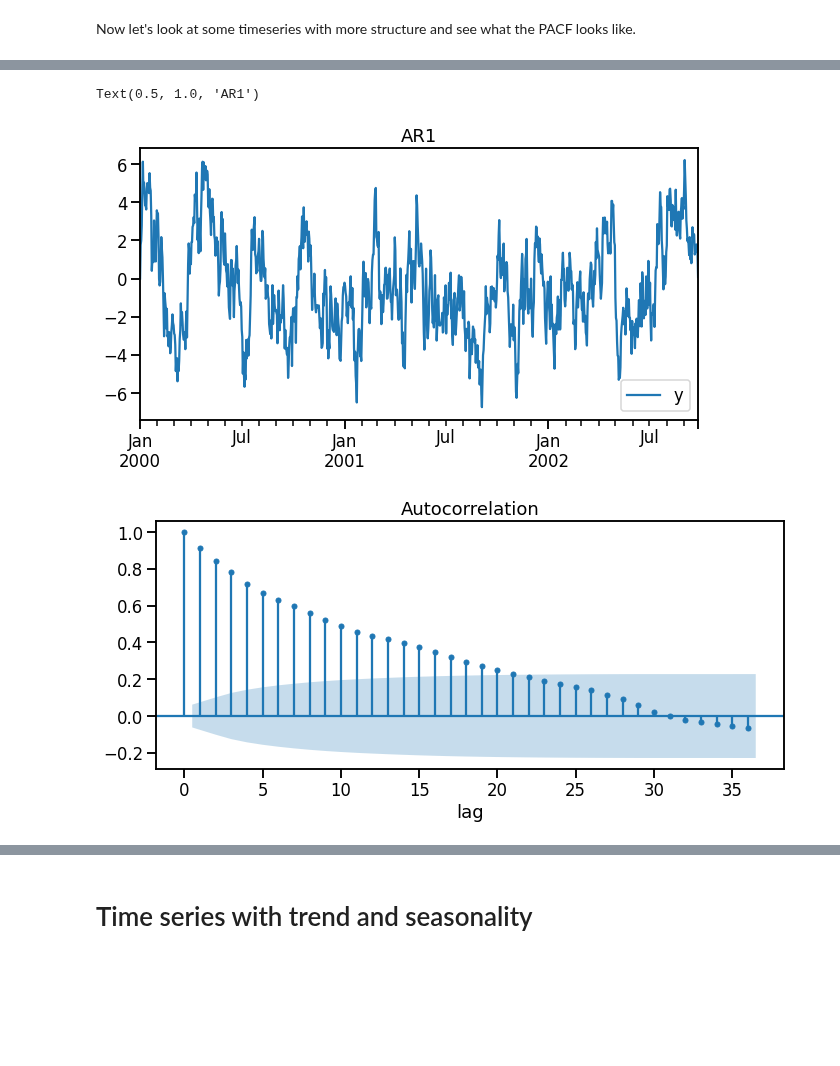
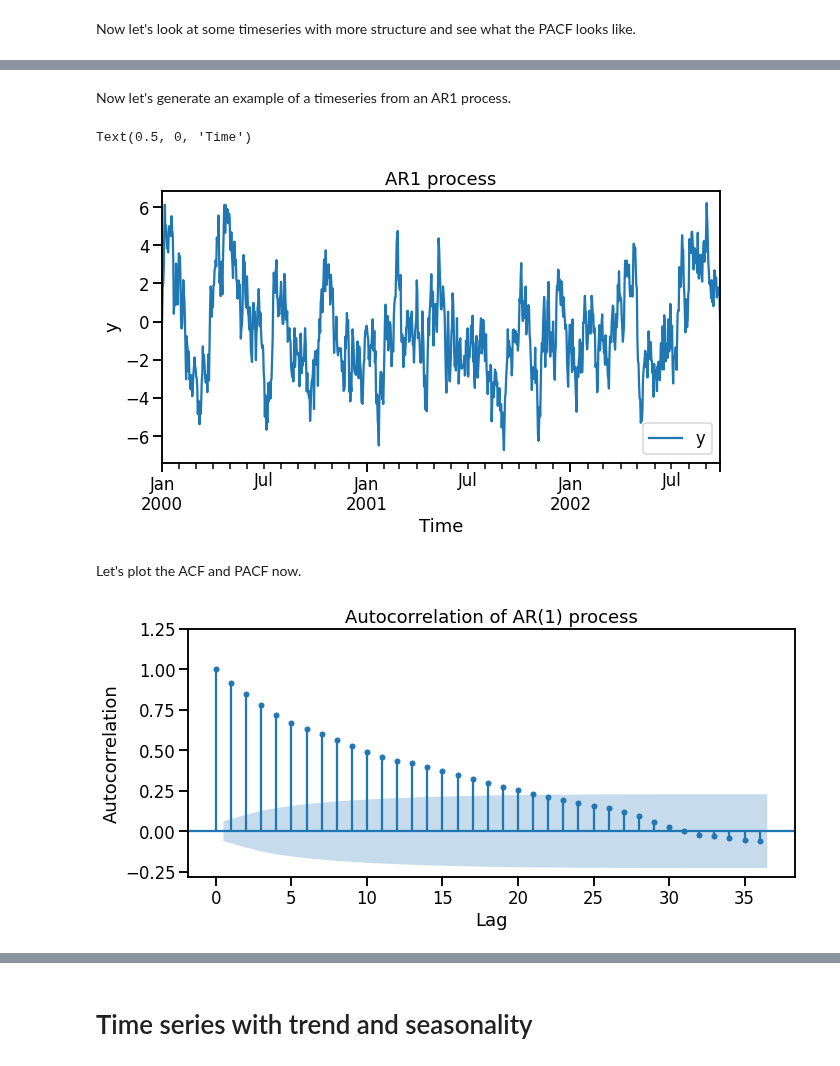
Before and after one commit to trainindata/feature-engineering-for-time-series-forecasting, a Jupyter notebook: 07-Lag-Features/04-partial-autocorrelation-function.ipynb, the cells around one changed output, grey strips where cells are left out. Saved outputs shown, nothing was run; the diff lists cells and outputs as text; code cells hidden in the pictures; blank space fills up the shorter version.

```diff
--- a/07-Lag-Features/04-partial-autocorrelation-function.ipynb
+++ b/07-Lag-Features/04-partial-autocorrelation-function.ipynb
@@ -91,3 +89,5 @@ This shows us that we can relate $y_t$ to lagged versions of itself for lags gre
+# %% [markdown]
+Now let's generate an example of a timeseries from an AR1 process.
 # %%
 # Initial parameters
 num_timesteps = 1000  # Length of time series we want
@@ -105,10 +105,14 @@ df = pd.DataFrame(data={"y": y}, index=ts)
 # %%
 # Plot the time series
 ax = df.plot(figsize=[10, 5])
-ax.set_title("AR1")
+ax.set_title("AR1 process")
+ax.set_ylabel("y")
+ax.set_xlabel("Time")
 # %% [output]
-Text(0.5, 1.0, 'AR1')
+Text(0.5, 0, 'Time')
-[figure, old version]
+[figure, new version]
+# %% [markdown]
+Let's plot the ACF and PACF now.
 # %%
 fig, ax = plt.subplots(figsize=[10, 5])
 plot_acf(
@@ -116,11 +120,15 @@ plot_acf(
     lags=36,
     ax=ax,
     alpha=0.05,
+    auto_ylims=True
+
 )
-ax.set_xlabel("lag")
+ax.set_title("Autocorrelation of AR(1) process")
+ax.set_ylabel("Autocorrelation")
+ax.set_xlabel("Lag")
 plt.tight_layout()
 # %% [output]
-[figure, old version]
+[figure, new version]
 # %%
 fig, ax = plt.subplots(figsize=[10, 5])
 plot_pacf(
```
Also changed, not shown: parts of 41 cells of this notebook, 5 other files.
